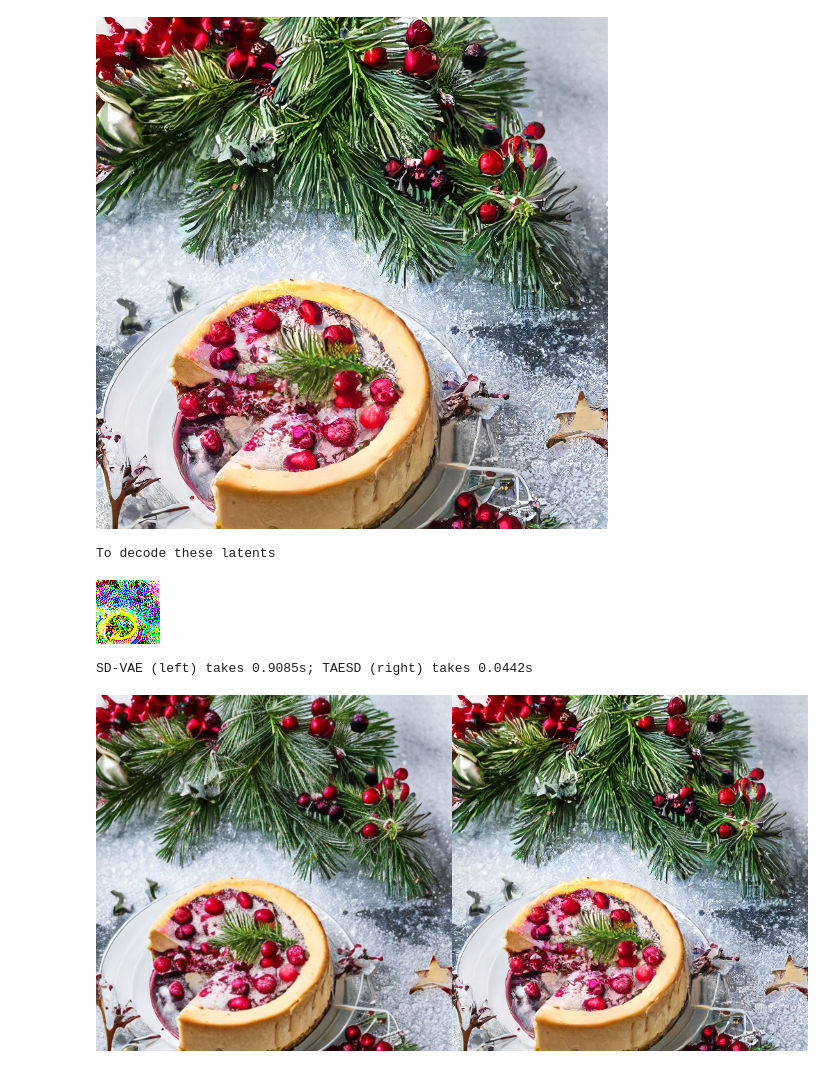
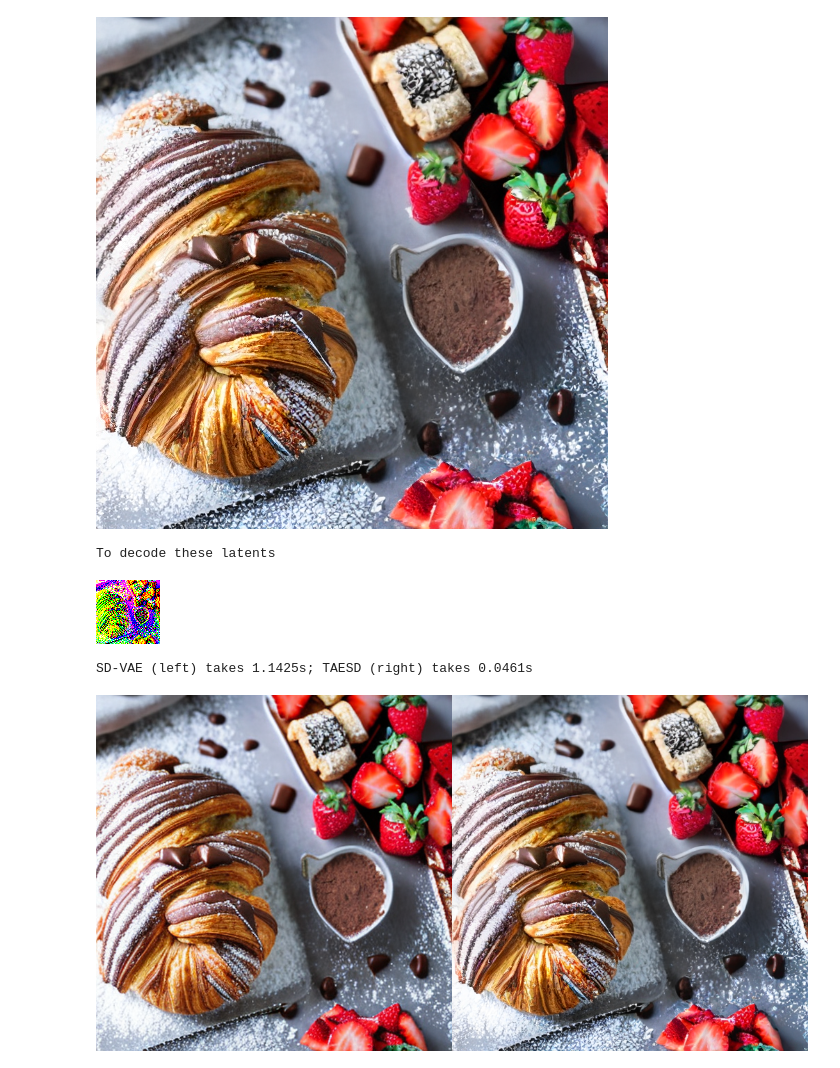
Before and after one commit to madebyollin/taesd, a Jupyter notebook: examples/Previewing_During_Image_Generation.ipynb, the cells around one changed output. Cells and saved outputs as stored; diff of their text form; code cells hidden in the pictures.

Commit message:
TAESD 1.3 "Mocha Croissant" edition

```diff
--- a/examples/Previewing_During_Image_Generation.ipynb
+++ b/examples/Previewing_During_Image_Generation.ipynb
@@ -65,19 +65,19 @@ def add_final_speed_comparison(pipe, taesd_dec):
 
 add_final_speed_comparison(pipe, taesd_dec)
 # %%
-prompt = "slice of delicious New York-style berry cheesecake, surrounded by pine branches, snow, pine branches, christmas decorations"
+prompt = "fresh-baked mocha croissant dusted with powdered sugar, drizzled chocolate, diced almonds, and sliced strawberries"
 # %%
 preview_images.clear()
 preview_handle = None
-generator = torch.Generator(device).manual_seed(0x7AE5D12)
-image = pipe(prompt, num_inference_steps=25, height=512, width=512, guidance_scale=3.0, generator=generator).images[0]
+generator = torch.Generator(device).manual_seed(0x7A35D13)
+image = pipe(prompt, num_inference_steps=35, height=512, width=512, guidance_scale=7.5, generator=generator).images[0]
 display(image)
 # %% [output]
-[figure, old version]
+[figure, new version]
 To decode these latents
-[figure, old version]
+[figure, new version]
-SD-VAE (left) takes 0.9085s; TAESD (right) takes 0.0442s
+SD-VAE (left) takes 1.1425s; TAESD (right) takes 0.0461s
-[figure, old version]
+[figure, new version]
 # %%
 from IPython.display import HTML
 import base64
```
Also changed, not shown: parts of 1 cell of this notebook, 12 other files.
